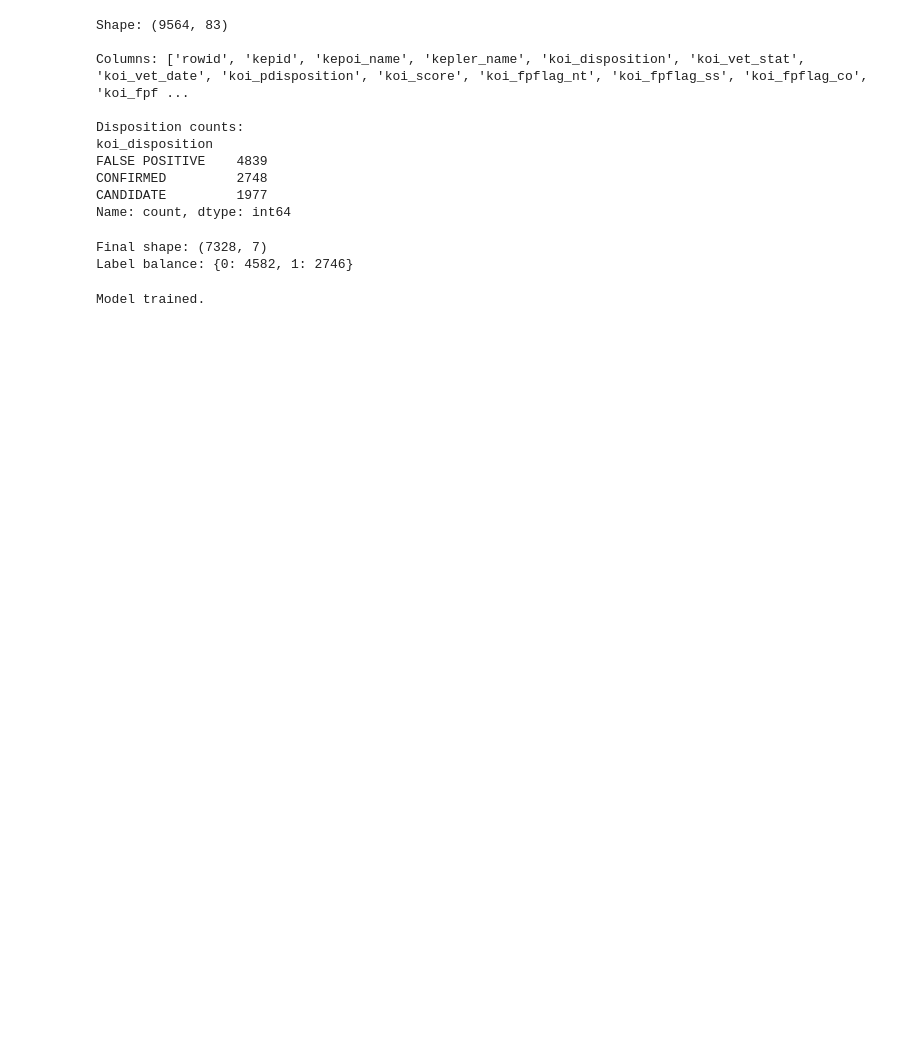
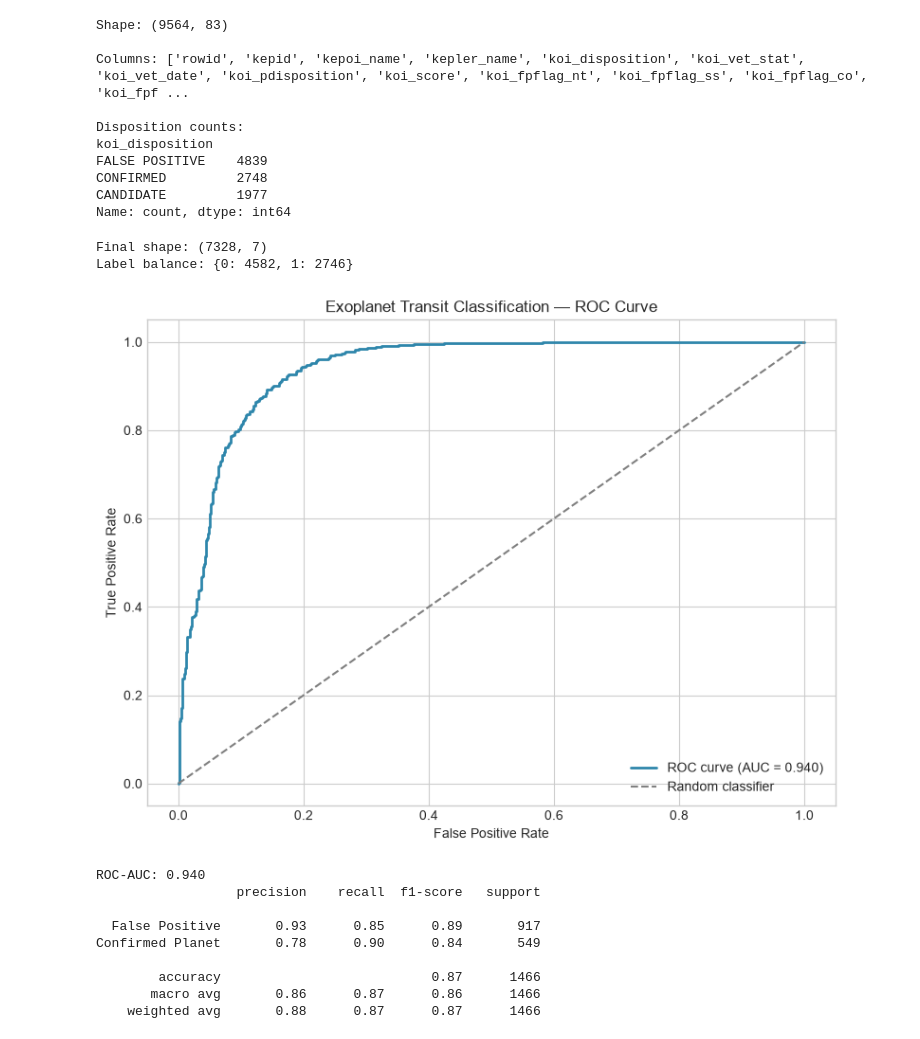
Before and after one commit to leila-o/exoplanet-transit-classifier, a Jupyter notebook: exoplanet-transit-classifier/transit_classifier.ipynb, the cells around one changed output. Saved outputs shown, nothing was run; the diff lists cells and outputs as text; code cells hidden in the pictures; blank space fills up the shorter version.

```diff
--- a/exoplanet-transit-classifier/transit_classifier.ipynb
+++ b/exoplanet-transit-classifier/transit_classifier.ipynb
@@ -13,12 +25,0 @@ Current working directory: c:\Users\ohril\Projects\exoplanet-transit-classifier
-# %%
-import os
-
-test_path = "test_write.txt"
-
-try:
-    with open(test_path, "w") as f:
-        f.write("test")
-    print("Folder is writable")
-    os.remove(test_path)
-except PermissionError:
-    print("Folder is NOT writable")
@@ -27,6 +25,0 @@ Folder is writable
-# %%
-import os
-print("Working directory:", os.getcwd())
-print("\nAll files with exact names:")
-for f in os.listdir("."):
-    print(repr(f))
@@ -117,23 +106,33 @@ print("Label balance:", df['label'].value_counts().to_dict())
 Final shape: (7328, 7)
 Label balance: {0: 4582, 1: 2746}
 # %%
-from sklearn.model_selection import train_test_split
-from sklearn.ensemble import RandomForestClassifier
+y_prob = clf.predict_proba(X_test)[:, 1]
+fpr, tpr, thresholds = roc_curve(y_test, y_prob)
+roc_auc = auc(fpr, tpr)
 
-X = df[features]
-y = df['label']
+plt.figure(figsize=(8, 6))
+plt.plot(fpr, tpr, color='#2E86AB', linewidth=2,
+         label=f'ROC curve (AUC = {roc_auc:.3f})')
+plt.plot([0, 1], [0, 1], color='grey', linestyle='--',
+         label='Random classifier')
+plt.xlabel('False Positive Rate')
+plt.ylabel('True Positive Rate')
+plt.title('Exoplanet Transit Classification — ROC Curve')
+plt.legend(loc='lower right')
+plt.tight_layout()
+plt.show()
 
-X_train, X_test, y_train, y_test = train_test_split(
-    X, y, test_size=0.2, random_state=42, stratify=y
-)
-
-clf = RandomForestClassifier(
-    n_estimators=100,
-    max_depth=10,
-    random_state=42,
-    n_jobs=-1
-)
-clf.fit(X_train, y_train)
-print("Model trained.")
+print(f"ROC-AUC: {roc_auc:.3f}")
+print(classification_report(y_test, clf.predict(X_test),
+      target_names=['False Positive', 'Confirmed Planet']))
 # %% [output]
+[figure, added]
-Model trained.
+ROC-AUC: 0.940
+                  precision    recall  f1-score   support
+
+  False Positive       0.93      0.85      0.89       917
+Confirmed Planet       0.78      0.90      0.84       549
+
+        accuracy                           0.87      1466
+       macro avg       0.86      0.87      0.86      1466
+    weighted avg       0.88      0.87      0.87      1466
```
Also changed, not shown: parts of 10 cells of this notebook.
